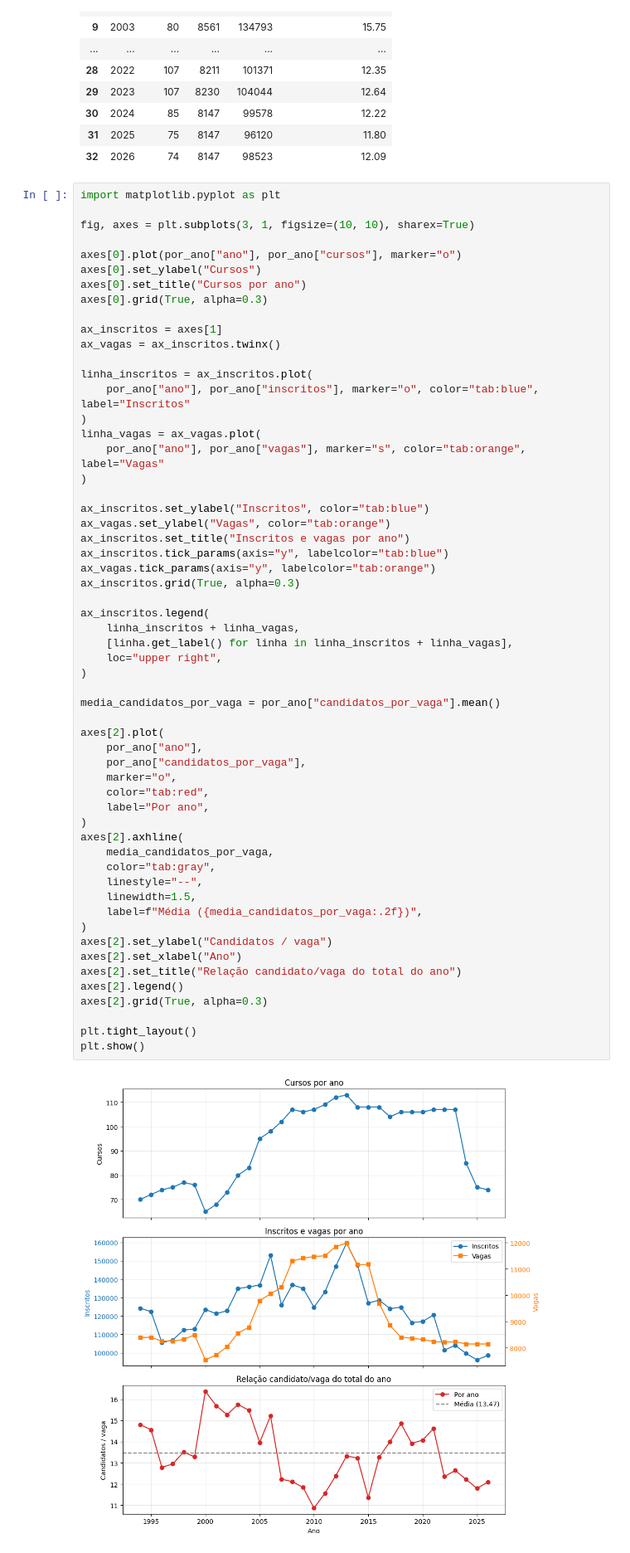
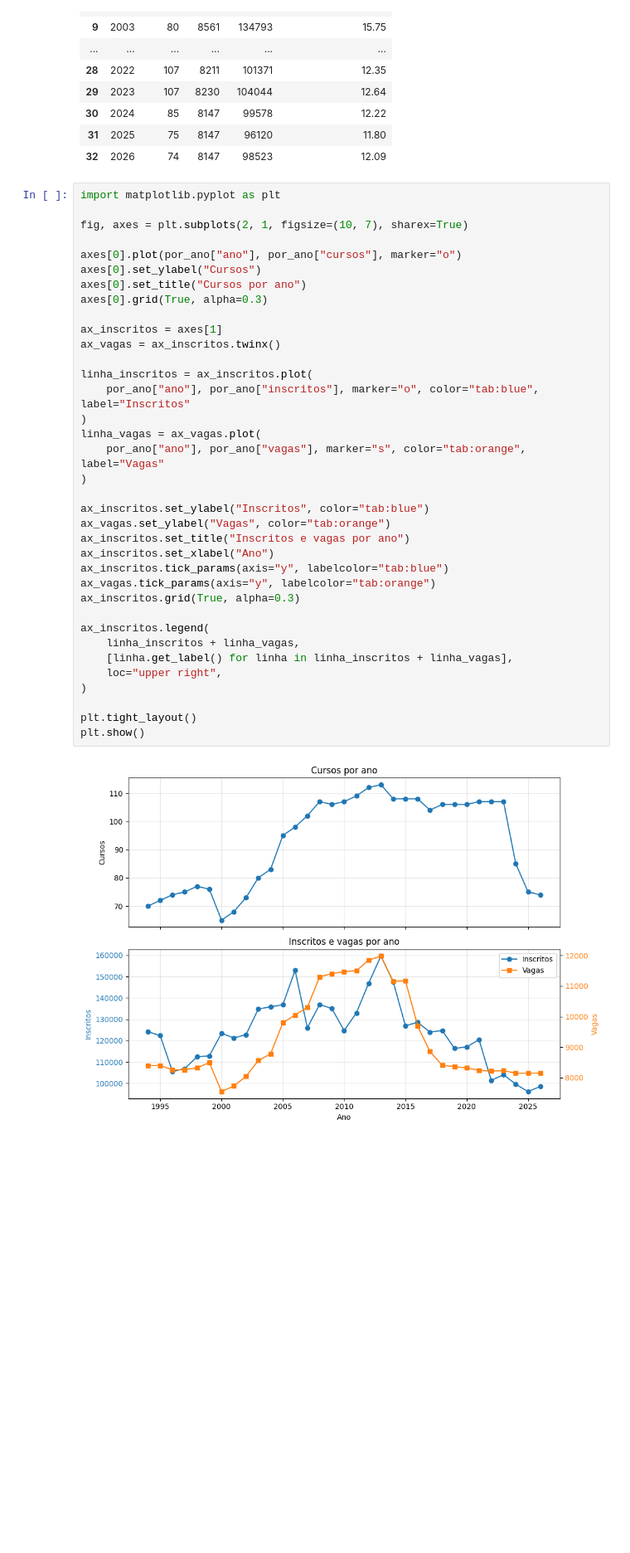
Before and after one commit to rwcinoto/python, a Jupyter notebook: projetos/fuvest/fuvest.ipynb, the cells around one changed output. Shown at 83% size. Drawn from its saved outputs; the diff is of its cells as text; blank space fills up the shorter version.

```diff
--- a/projetos/fuvest/fuvest.ipynb
+++ b/projetos/fuvest/fuvest.ipynb
@@ -93,62 +93,41 @@ por_ano
 # %%
 import matplotlib.pyplot as plt
 
-fig, axes = plt.subplots(3, 1, figsize=(10, 10), sharex=True)
+fig, axes = plt.subplots(2, 1, figsize=(10, 7), sharex=True)
 
 axes[0].plot(por_ano["ano"], por_ano["cursos"], marker="o")
 axes[0].set_ylabel("Cursos")
 axes[0].set_title("Cursos por ano")
 axes[0].grid(True, alpha=0.3)
 
 ax_inscritos = axes[1]
 ax_vagas = ax_inscritos.twinx()
 
 linha_inscritos = ax_inscritos.plot(
     por_ano["ano"], por_ano["inscritos"], marker="o", color="tab:blue", label="Inscritos"
 )
 linha_vagas = ax_vagas.plot(
     por_ano["ano"], por_ano["vagas"], marker="s", color="tab:orange", label="Vagas"
 )
 
 ax_inscritos.set_ylabel("Inscritos", color="tab:blue")
 ax_vagas.set_ylabel("Vagas", color="tab:orange")
 ax_inscritos.set_title("Inscritos e vagas por ano")
+ax_inscritos.set_xlabel("Ano")
 ax_inscritos.tick_params(axis="y", labelcolor="tab:blue")
 ax_vagas.tick_params(axis="y", labelcolor="tab:orange")
 ax_inscritos.grid(True, alpha=0.3)
 
 ax_inscritos.legend(
     linha_inscritos + linha_vagas,
     [linha.get_label() for linha in linha_inscritos + linha_vagas],
     loc="upper right",
 )
 
-media_candidatos_por_vaga = por_ano["candidatos_por_vaga"].mean()
-
-axes[2].plot(
-    por_ano["ano"],
-    por_ano["candidatos_por_vaga"],
-    marker="o",
-    color="tab:red",
-    label="Por ano",
-)
-axes[2].axhline(
-    media_candidatos_por_vaga,
-    color="tab:gray",
-    linestyle="--",
-    linewidth=1.5,
-    label=f"Média ({media_candidatos_por_vaga:.2f})",
-)
-axes[2].set_ylabel("Candidatos / vaga")
-axes[2].set_xlabel("Ano")
-axes[2].set_title("Relação candidato/vaga do total do ano")
-axes[2].legend()
-axes[2].grid(True, alpha=0.3)
-
 plt.tight_layout()
 plt.show()
 # %% [output]
-[figure, old version]
+[figure, new version]
 # %%
 from IPython.display import display
 
```
Also changed, not shown: parts of 3 cells of this notebook, 5 other files.
